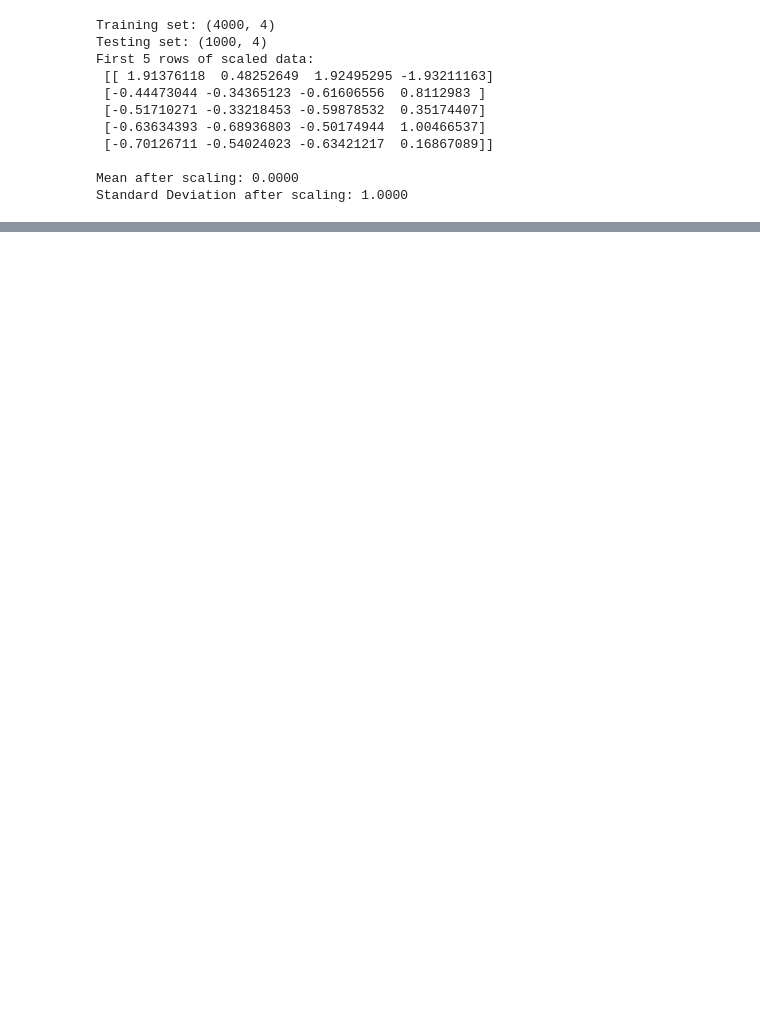
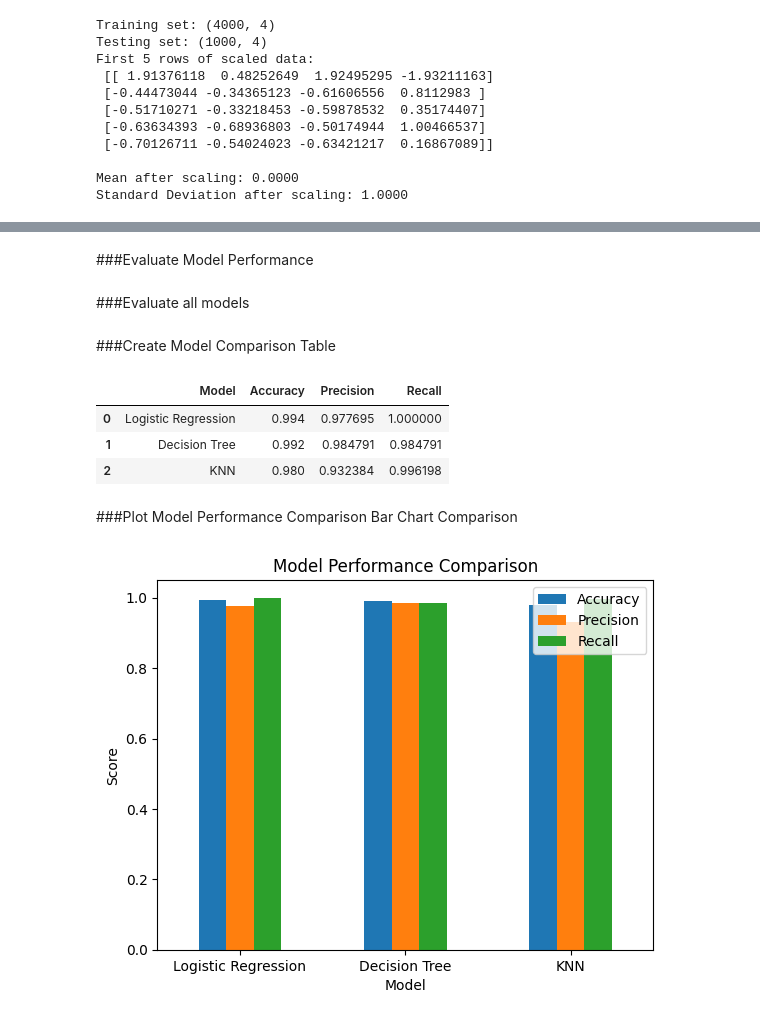
Before and after one commit to trLynn/ckd_prediction_model, a Jupyter notebook: CKD(Logistic_Regression).ipynb, the cells around one changed output, grey strips where cells are left out. Saved outputs shown, nothing was run; the diff lists cells and outputs as text; code cells hidden in the pictures; blank space fills up the shorter version.

Commit message:
evaluate with 3 model

```diff
--- a/CKD(Logistic_Regression).ipynb
+++ b/CKD(Logistic_Regression).ipynb
@@ -426,0 +438,52 @@ Good Model
+# %%
+from sklearn.neighbors import KNeighborsClassifier
+
+model_knn = KNeighborsClassifier(n_neighbors=5)
+model_knn.fit(X_train, y_train)
+
+pred_knn = model_knn.predict(X_test)
+# %% [markdown]
+###Evaluate Model Performance
+# %%
+from sklearn.metrics import accuracy_score, precision_score, recall_score
+
+def evaluate_model(y_true, y_pred):
+
+    acc = accuracy_score(y_true, y_pred)
+    prec = precision_score(y_true, y_pred)
+    rec = recall_score(y_true, y_pred)
+
+    return acc, prec, rec
+# %% [markdown]
+###Evaluate all models
+# %%
+lr_results = evaluate_model(y_test, y_pred)
+tree_results = evaluate_model(y_test, y_pred_dt)
+knn_results = evaluate_model(y_test, pred_knn)
+# %% [markdown]
+###Create Model Comparison Table
+# %%
+results = pd.DataFrame({
+    "Model": ["Logistic Regression", "Decision Tree", "KNN"],
+    "Accuracy": [lr_results[0], tree_results[0], knn_results[0]],
+    "Precision": [lr_results[1], tree_results[1], knn_results[1]],
+    "Recall": [lr_results[2], tree_results[2], knn_results[2]]
+})
+
+results
+# %% [output]
+|  | Model | Accuracy | Precision | Recall |
+| 0 | Logistic Regression | 0.994 | 0.977695 | 1.000000 |
+| 1 | Decision Tree | 0.992 | 0.984791 | 0.984791 |
+| 2 | KNN | 0.980 | 0.932384 | 0.996198 |
+# %% [markdown]
+###Plot Model Performance Comparison Bar Chart Comparison
+# %%
+results.set_index("Model").plot(kind="bar")
+
+plt.title("Model Performance Comparison")
+plt.ylabel("Score")
+plt.xticks(rotation=0)
+plt.show()
+# %% [output]
+[figure, added]
```
Also changed, not shown: parts of 14 cells of this notebook.
